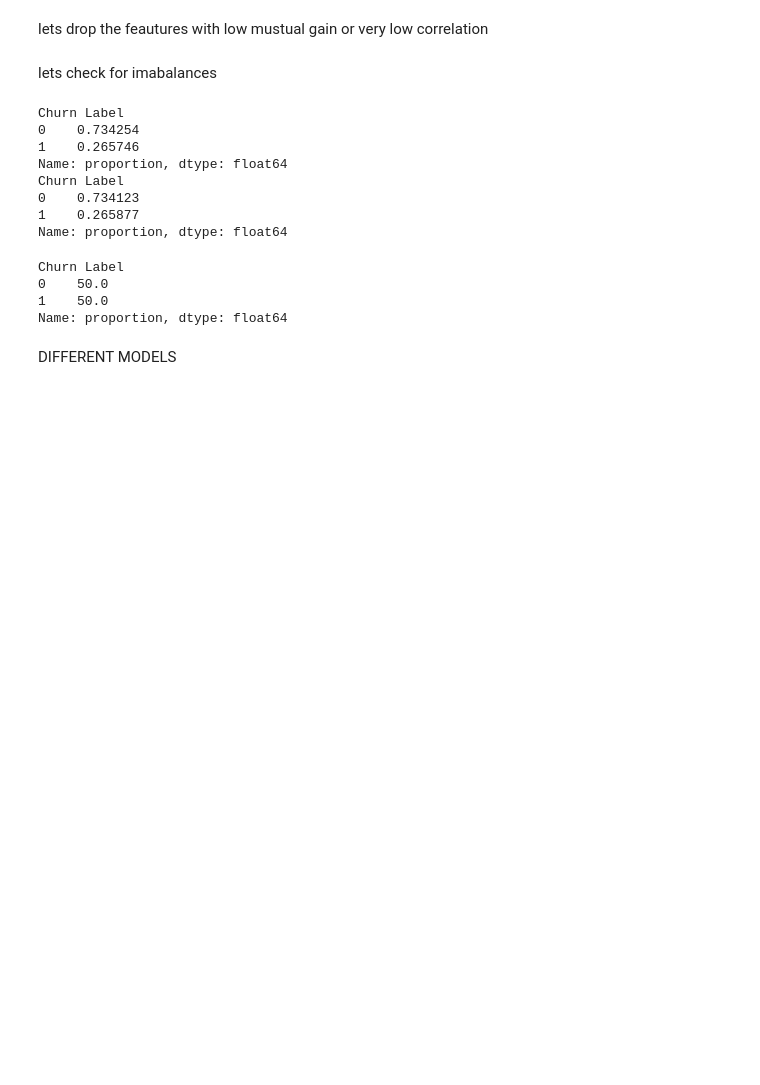
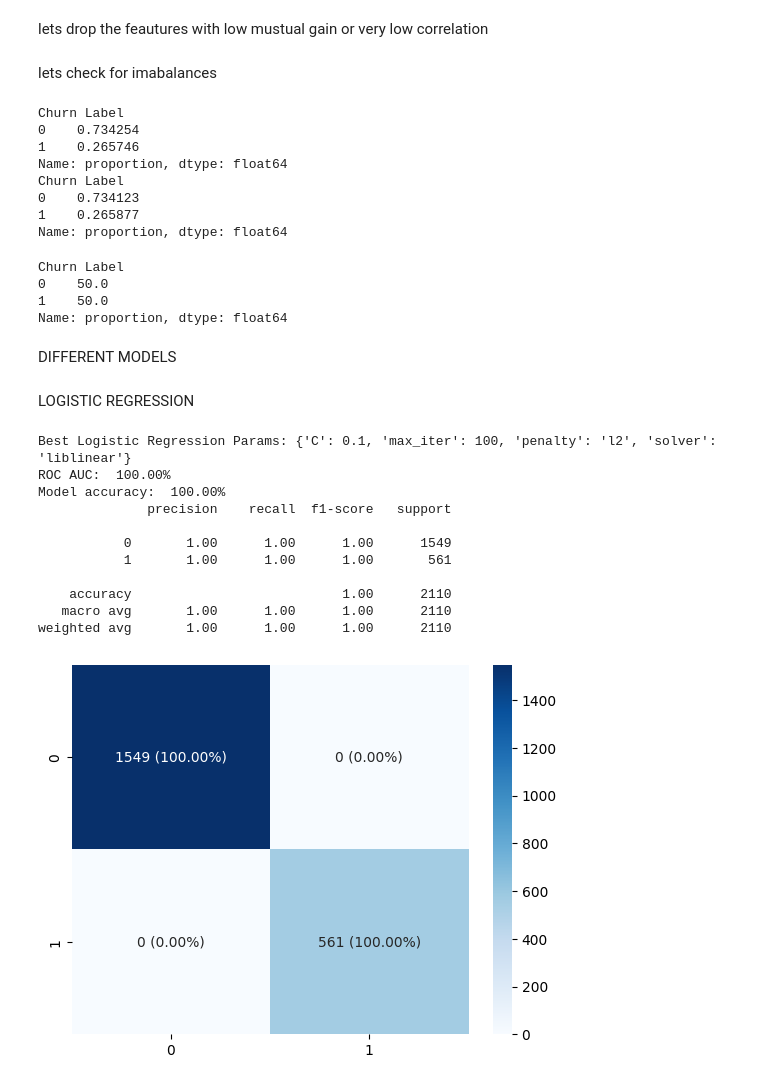
Before and after one commit to Zia-Ul-Hasan/Churn-Prediction-IBM-telco, a Jupyter notebook: Churn_prediction_model.ipynb, the cells around one changed output. Drawn from its saved outputs; the diff is of its cells as text; code cells hidden in the pictures; blank space fills up the shorter version.

Commit message:
testing diff models

```diff
--- a/Churn_prediction_model.ipynb
+++ b/Churn_prediction_model.ipynb
@@ -141,3 +147,47 @@ Churn Label
 Name: proportion, dtype: float64
 # %% [markdown]
 DIFFERENT MODELS
+# %%
+def model(method , x_train , y_train , x_test , y_test):
+  method.fit(x_train,y_train)
+  predictions= method.predict(X_test)
+  con_matrix =confusion_matrix(Y_test, predictions)
+
+  percentages = (con_matrix / np.sum(con_matrix, axis=1)[:, np.newaxis]).round(2) * 100
+  labels = [[f"{con_matrix[i, j]} ({percentages[i, j]:.2f}%)" for j in range(con_matrix.shape[1])] for i in range(con_matrix.shape[0])]
+  labels = np.asarray(labels)
+
+  sns.heatmap(con_matrix,annot=labels, fmt='', cmap='Blues')
+  print("ROC AUC: ", '{:.2%}'.format(roc_auc_score(y_test, predictions)))
+  print("Model accuracy: ", '{:.2%}'.format(accuracy_score(y_test, predictions)))
+  print(classification_report(y_test, predictions))
+# %% [markdown]
+LOGISTIC REGRESSION
+# %%
+param_grid_lr = {
+    'C': [0.001,0.01, 0.1, 1, 10],
+    'solver': ['liblinear', 'lbfgs'],
+    'penalty': ['l2'],
+    'max_iter': [100, 200, 500]
+}
+
+grid_lr = GridSearchCV(LogisticRegression(random_state=42), param_grid_lr, cv=5, scoring='f1', n_jobs=-1)
+grid_lr.fit(X_train, Y_train)
+
+best_lr = grid_lr.best_estimator_
+print("Best Logistic Regression Params:", grid_lr.best_params_)
+
+model(best_lr, X_train, Y_train, X_test, Y_test)
+# %% [output]
+Best Logistic Regression Params: {'C': 0.1, 'max_iter': 100, 'penalty': 'l2', 'solver': 'liblinear'}
+ROC AUC:  100.00%
+Model accuracy:  100.00%
+              precision    recall  f1-score   support
+
+           0       1.00      1.00      1.00      1549
+           1       1.00      1.00      1.00       561
+
+    accuracy                           1.00      2110
+   macro avg       1.00      1.00      1.00      2110
+weighted avg       1.00      1.00      1.00      2110
+[figure, added]
```
Also changed, not shown: parts of 6 cells of this notebook.
